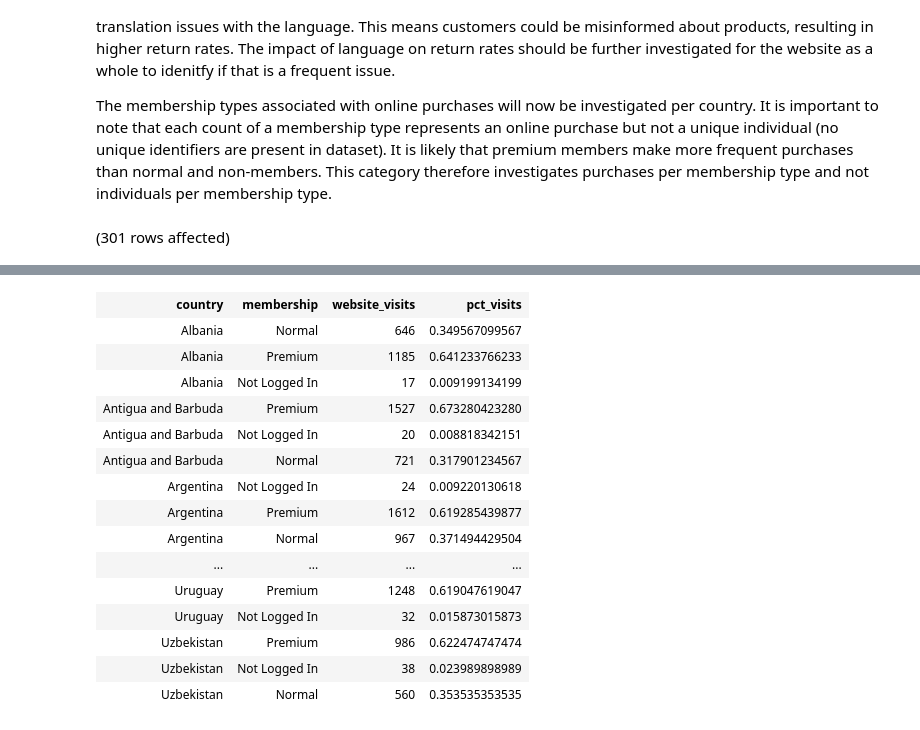
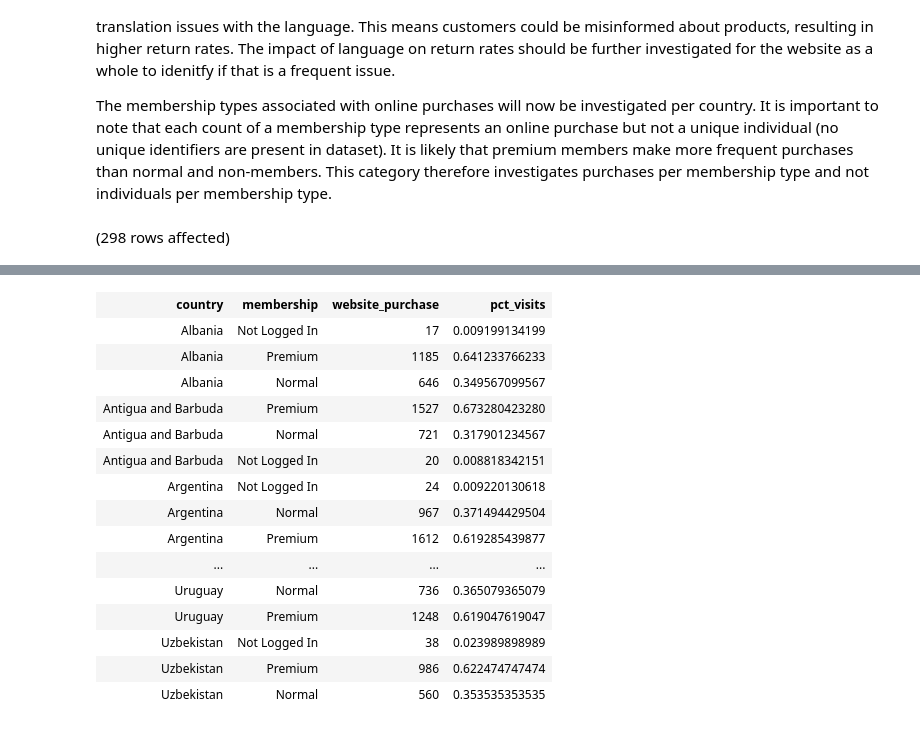
Before and after one commit to grahamgreene88/E-commerce-logs, a Jupyter notebook: ecommerce_logs_notebook.ipynb, the cells around one changed output, grey strips where cells are left out. Saved outputs shown, nothing was run; the diff lists cells and outputs as text; code cells hidden in the pictures.

```diff
--- a/ecommerce_logs_notebook.ipynb
+++ b/ecommerce_logs_notebook.ipynb
@@ -169,23 +229,23 @@ Marathi, a language spoken in India, has the highest percentage for orders retur
 
 The membership types associated with online purchases will now be investigated per country. It is important to note that each count of a membership type represents an online purchase but not a unique individual (no unique identifiers are present in dataset). It is likely that premium members make more frequent purchases than normal and non-members. This category therefore investigates purchases per membership type and not individuals per membership type.
 # %%
--- first CTE for total website purchase per country
+-- first CTE for total website purchases per country
 WITH totals AS (
-    SELECT country, COUNT(*) AS total_visits
+    SELECT country, COUNT(*) AS total_purchases
     FROM logs
     GROUP BY country),
 
--- second CTE for website visits per membership type per country
+-- second CTE for website purchases per membership type per country
 memberships AS (
-    SELECT country, membership, COUNT(1) AS website_visits
+    SELECT country, membership, COUNT(1) AS website_purchase
     FROM logs
     GROUP BY country, membership)
 
--- joining CTEs and calculating pct membership type for total visits per country
-SELECT memberships.country, membership, website_visits, 1.0 * website_visits/total_visits AS pct_visits
+-- joining CTEs and calculating pct membership type for total purchases per country
+SELECT memberships.country, membership, website_purchase, 1.0 * website_purchase/total_purchases AS pct_visits
 FROM memberships
     LEFT JOIN totals
     ON memberships.country = totals.country
 ORDER BY country;
 # %% [output]
-(301 rows affected)
+(298 rows affected)
@@ -193,17 +253,17 @@ Total execution time: 00:00:00.094
-| country | membership | website_visits | pct_visits |
+| country | membership | website_purchase | pct_visits |
+| Albania | Not Logged In | 17 | 0.009199134199 |
+| Albania | Premium | 1185 | 0.641233766233 |
 | Albania | Normal | 646 | 0.349567099567 |
-| Albania | Premium | 1185 | 0.641233766233 |
-| Albania | Not Logged In | 17 | 0.009199134199 |
 | Antigua and Barbuda | Premium | 1527 | 0.673280423280 |
+| Antigua and Barbuda | Normal | 721 | 0.317901234567 |
 | Antigua and Barbuda | Not Logged In | 20 | 0.008818342151 |
-| Antigua and Barbuda | Normal | 721 | 0.317901234567 |
 | Argentina | Not Logged In | 24 | 0.009220130618 |
+| Argentina | Normal | 967 | 0.371494429504 |
 | Argentina | Premium | 1612 | 0.619285439877 |
-| Argentina | Normal | 967 | 0.371494429504 |
 | ... | ... | ... | ... |
+| Uruguay | Normal | 736 | 0.365079365079 |
 | Uruguay | Premium | 1248 | 0.619047619047 |
-| Uruguay | Not Logged In | 32 | 0.015873015873 |
+| Uzbekistan | Not Logged In | 38 | 0.023989898989 |
 | Uzbekistan | Premium | 986 | 0.622474747474 |
-| Uzbekistan | Not Logged In | 38 | 0.023989898989 |
 | Uzbekistan | Normal | 560 | 0.353535353535 |
 # %%
```
Also changed, not shown: parts of 13 cells of this notebook, 7 other files.
